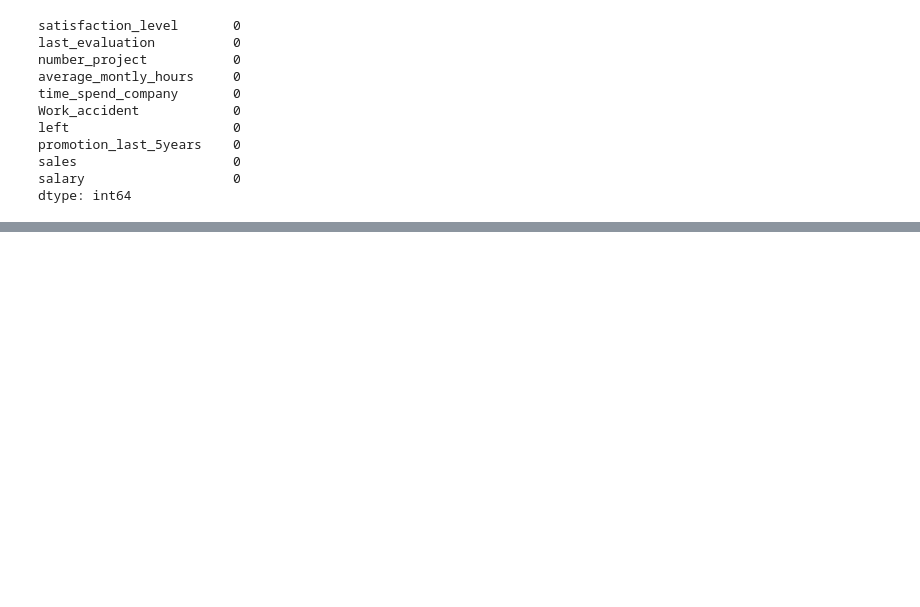
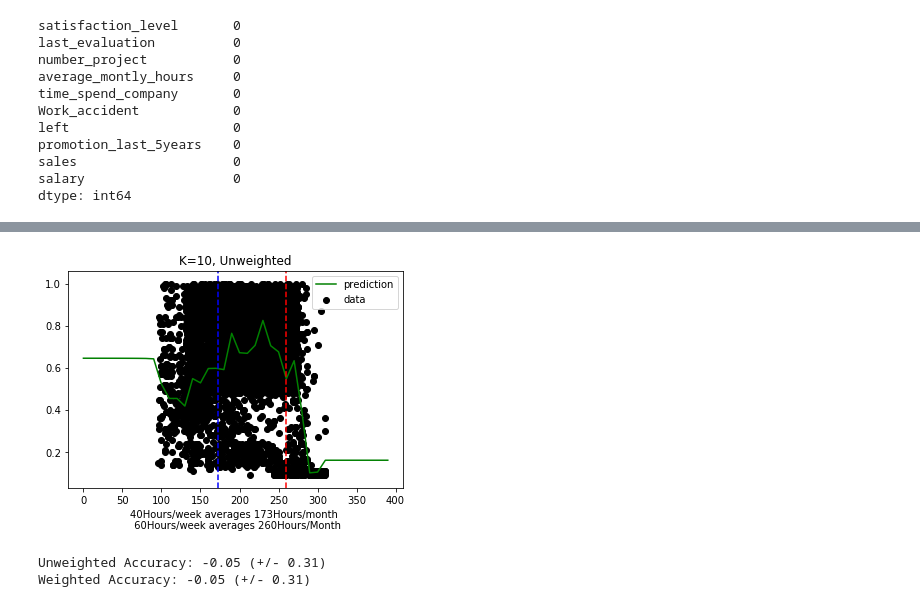
Before and after one commit to Schmidt8181/Model_Comparison, a Jupyter notebook: Model_Comparison.ipynb, the cells around one changed output, grey strips where cells are left out. Saved outputs shown, nothing was run; the diff lists cells and outputs as text; code cells hidden in the pictures; blank space fills up the shorter version.

```diff
--- a/Model_Comparison.ipynb
+++ b/Model_Comparison.ipynb
@@ -37,0 +62,28 @@ dtype: int64
+# %%
+knn_w = neighbors.KNeighborsRegressor(n_neighbors=10, weights='distance')
+X = pd.DataFrame(hr_df.average_montly_hours)
+Y = hr_df.satisfaction_level
+X_train, X_test, Y_train, Y_test = train_test_split(X, Y, test_size=.35)
+knn_w.fit(X_train, Y_train)
+
+T = np.arange(0, 400, 10)[:, np.newaxis]
+Y_ = knn_w.predict(T)
+
+plt.scatter(X_test, Y_test, c='k', label='data')
+plt.plot(T, Y_, c='g', label='prediction')
+plt.axvline(x=173, color='blue', linestyle='--')
+plt.axvline(x=260, color='red', linestyle='--')
+plt.xlabel('40Hours/week averages 173Hours/month \n 60Hours/week averages 260Hours/Month')
+plt.legend()
+plt.title('K=10, Unweighted')
+plt.show()
+# %% [output]
+[figure, added]
+# %%
+score = cross_val_score(knn, X, Y, cv=5)
+print("Unweighted Accuracy: %0.2f (+/- %0.2f)" % (score.mean(), score.std() * 2))
+score_w = cross_val_score(knn_w, X, Y, cv=5)
+print("Weighted Accuracy: %0.2f (+/- %0.2f)" % (score_w.mean(), score_w.std() * 2))
+# %% [output]
+Unweighted Accuracy: -0.05 (+/- 0.31)
+Weighted Accuracy: -0.05 (+/- 0.31)
```
Also changed, not shown: parts of 7 cells of this notebook.
